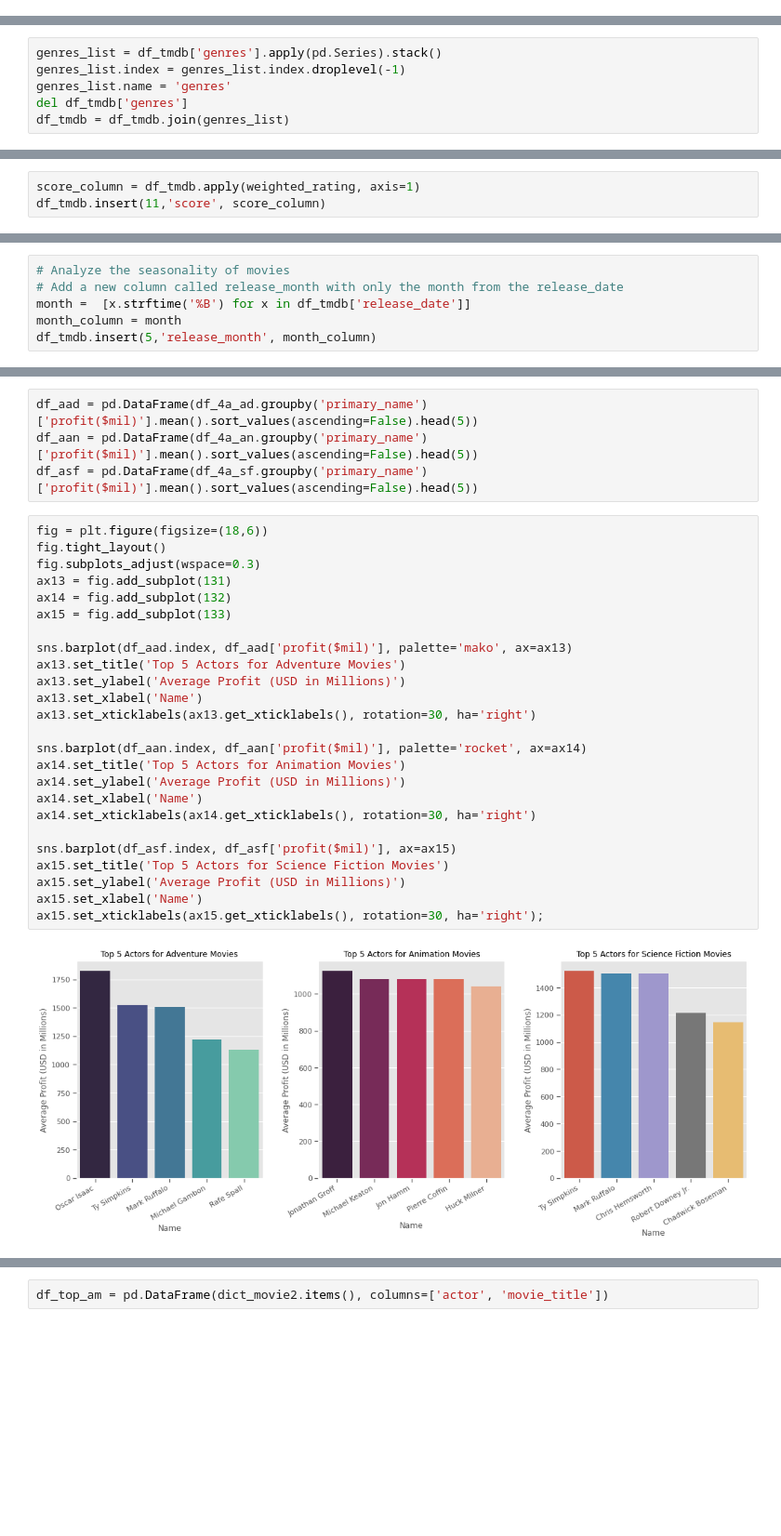
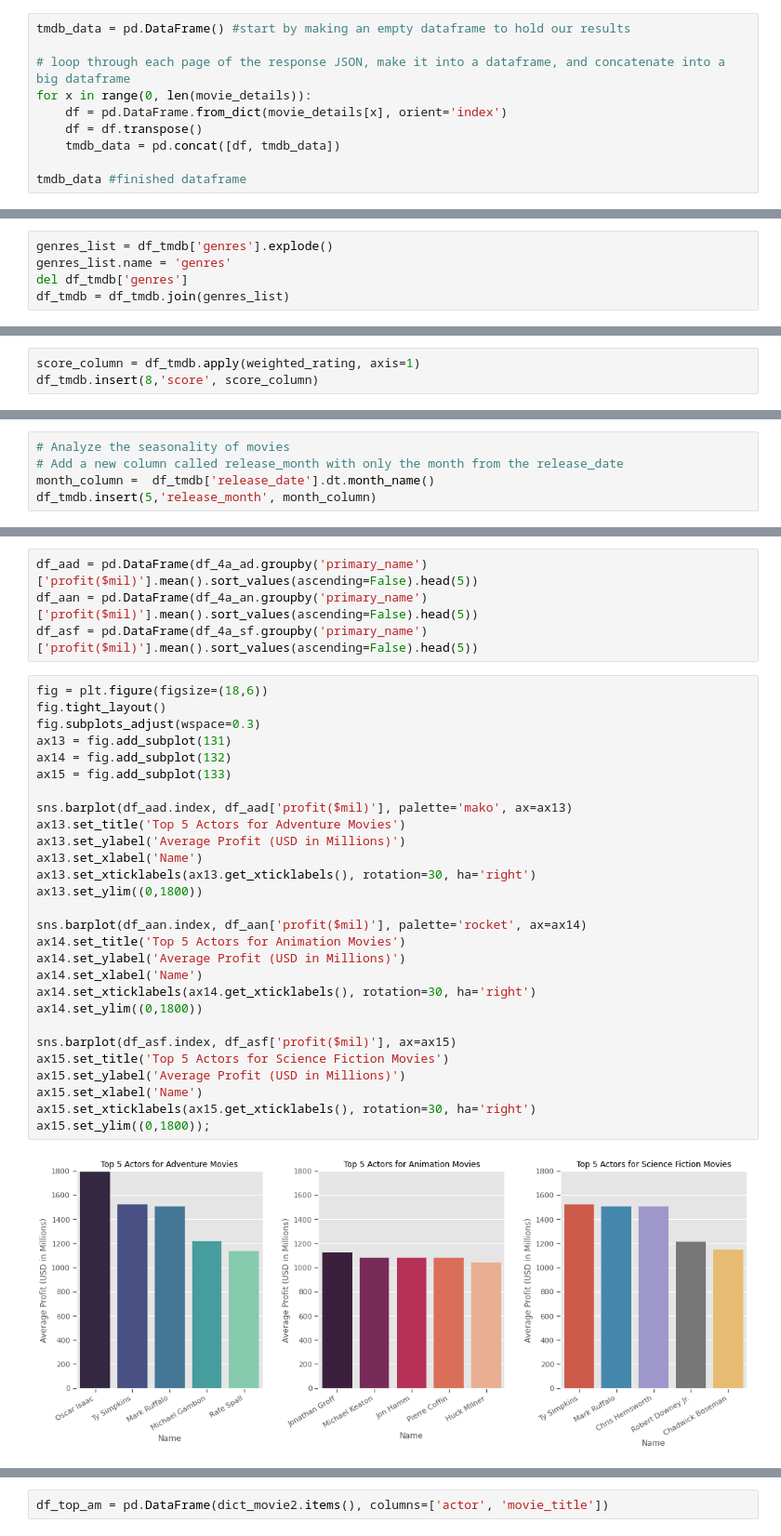
Before and after one commit to carlearn/dsc-mod-1-project-v2-1-online-ds-sp-000, a Jupyter notebook: student.ipynb, the cells around one changed output, grey strips where cells are left out. Shown at 93% size. Cells and saved outputs as stored; diff of their text form; blank space fills up the shorter version.

```diff
--- a/student.ipynb
+++ b/student.ipynb
@@ -81,0 +61,10 @@ tmdb_data.to_csv('tmdb_data.csv', index=False)
+# %%
+tmdb_data = pd.DataFrame() #start by making an empty dataframe to hold our results
+
+# loop through each page of the response JSON, make it into a dataframe, and concatenate into a big dataframe
+for x in range(0, len(movie_details)):
+    df = pd.DataFrame.from_dict(movie_details[x], orient='index')
+    df = df.transpose()
+    tmdb_data = pd.concat([df, tmdb_data])
+
+tmdb_data #finished dataframe
@@ -273,8 +273,7 @@ For the years between 2010 and 2019 (i.e. the decade pre-pandemic)
 # %% [markdown]
 #### 1. What genre of films makes the most profit?
 # %%
-genres_list = df_tmdb['genres'].apply(pd.Series).stack()
-genres_list.index = genres_list.index.droplevel(-1)
+genres_list = df_tmdb['genres'].explode()
 genres_list.name = 'genres'
 del df_tmdb['genres']
 df_tmdb = df_tmdb.join(genres_list)
@@ -405,7 +404,7 @@ def weighted_rating(df, m=m, C=C):
     return (v/(v+m) * R) + (m/(m+v) * C)
 # %%
 score_column = df_tmdb.apply(weighted_rating, axis=1)
-df_tmdb.insert(11,'score', score_column)
+df_tmdb.insert(8,'score', score_column)
 # %%
 s3=df_tmdb.groupby('genres')['popularity'].mean()
 s4=df_tmdb.groupby('genres')['score'].mean()
@@ -466,6 +465,5 @@ df_tmdb.head(2)
 # %%
 # Analyze the seasonality of movies
 # Add a new column called release_month with only the month from the release_date
-month =  [x.strftime('%B') for x in df_tmdb['release_date']]
-month_column = month
+month_column =  df_tmdb['release_date'].dt.month_name()
 df_tmdb.insert(5,'release_month', month_column)
@@ -828,30 +851,33 @@ df_asf = pd.DataFrame(df_4a_sf.groupby('primary_name')['profit($mil)'].mean().so
 # %%
 fig = plt.figure(figsize=(18,6))
 fig.tight_layout()
 fig.subplots_adjust(wspace=0.3)
 ax13 = fig.add_subplot(131)
 ax14 = fig.add_subplot(132)
 ax15 = fig.add_subplot(133)
 
 sns.barplot(df_aad.index, df_aad['profit($mil)'], palette='mako', ax=ax13)
 ax13.set_title('Top 5 Actors for Adventure Movies')
 ax13.set_ylabel('Average Profit (USD in Millions)')
 ax13.set_xlabel('Name')
 ax13.set_xticklabels(ax13.get_xticklabels(), rotation=30, ha='right')
+ax13.set_ylim((0,1800))
 
 sns.barplot(df_aan.index, df_aan['profit($mil)'], palette='rocket', ax=ax14)
 ax14.set_title('Top 5 Actors for Animation Movies')
 ax14.set_ylabel('Average Profit (USD in Millions)')
 ax14.set_xlabel('Name')
 ax14.set_xticklabels(ax14.get_xticklabels(), rotation=30, ha='right')
+ax14.set_ylim((0,1800))
 
 sns.barplot(df_asf.index, df_asf['profit($mil)'], ax=ax15)
 ax15.set_title('Top 5 Actors for Science Fiction Movies')
 ax15.set_ylabel('Average Profit (USD in Millions)')
 ax15.set_xlabel('Name')
-ax15.set_xticklabels(ax15.get_xticklabels(), rotation=30, ha='right');
+ax15.set_xticklabels(ax15.get_xticklabels(), rotation=30, ha='right')
+ax15.set_ylim((0,1800));
 # %% [output]
-[figure, old version]
+[figure, new version]
 # %%
 # sanity check to see how many movies played by each top actors.
 list5 = df_aad.index.tolist()
```
Also changed, not shown: parts of 31 cells of this notebook, 6 other files.
